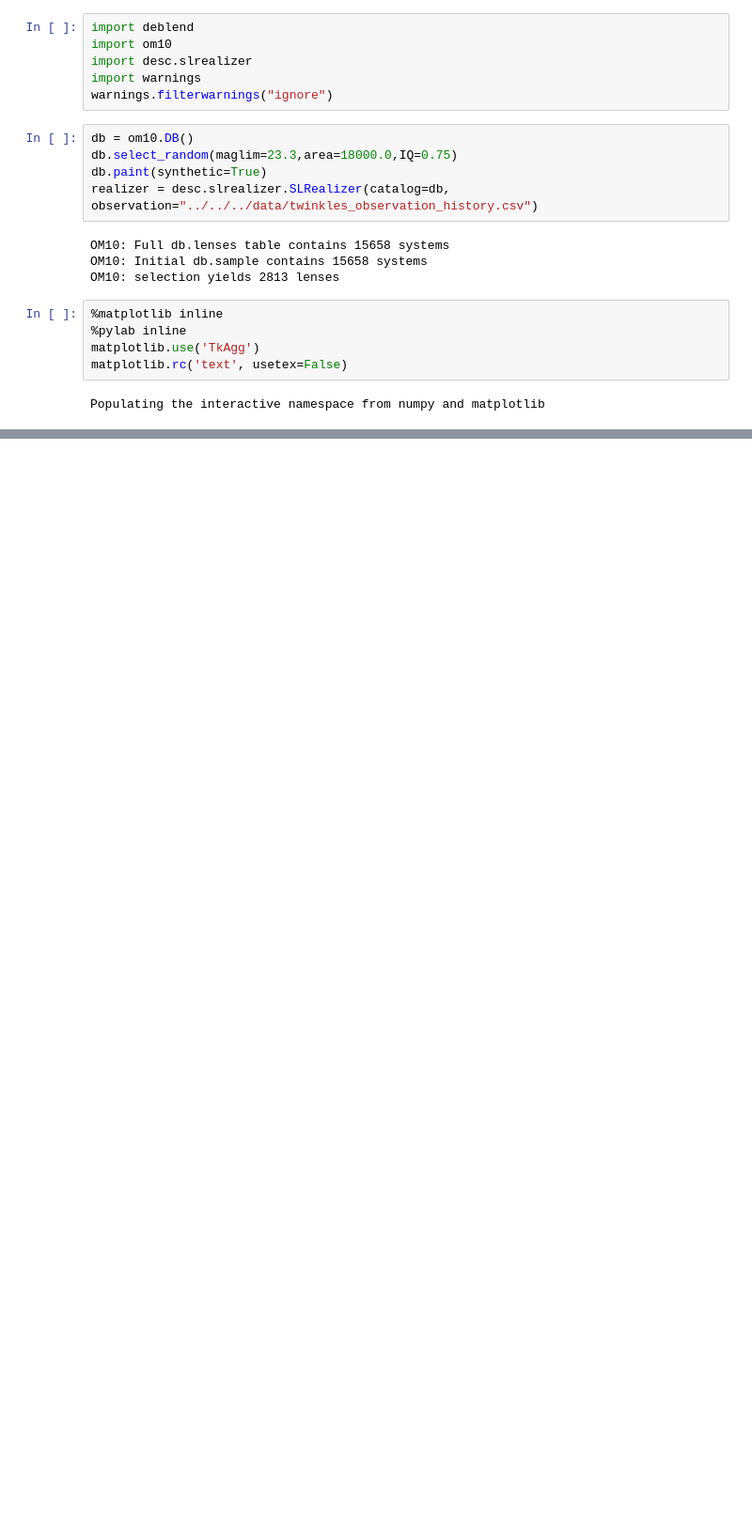
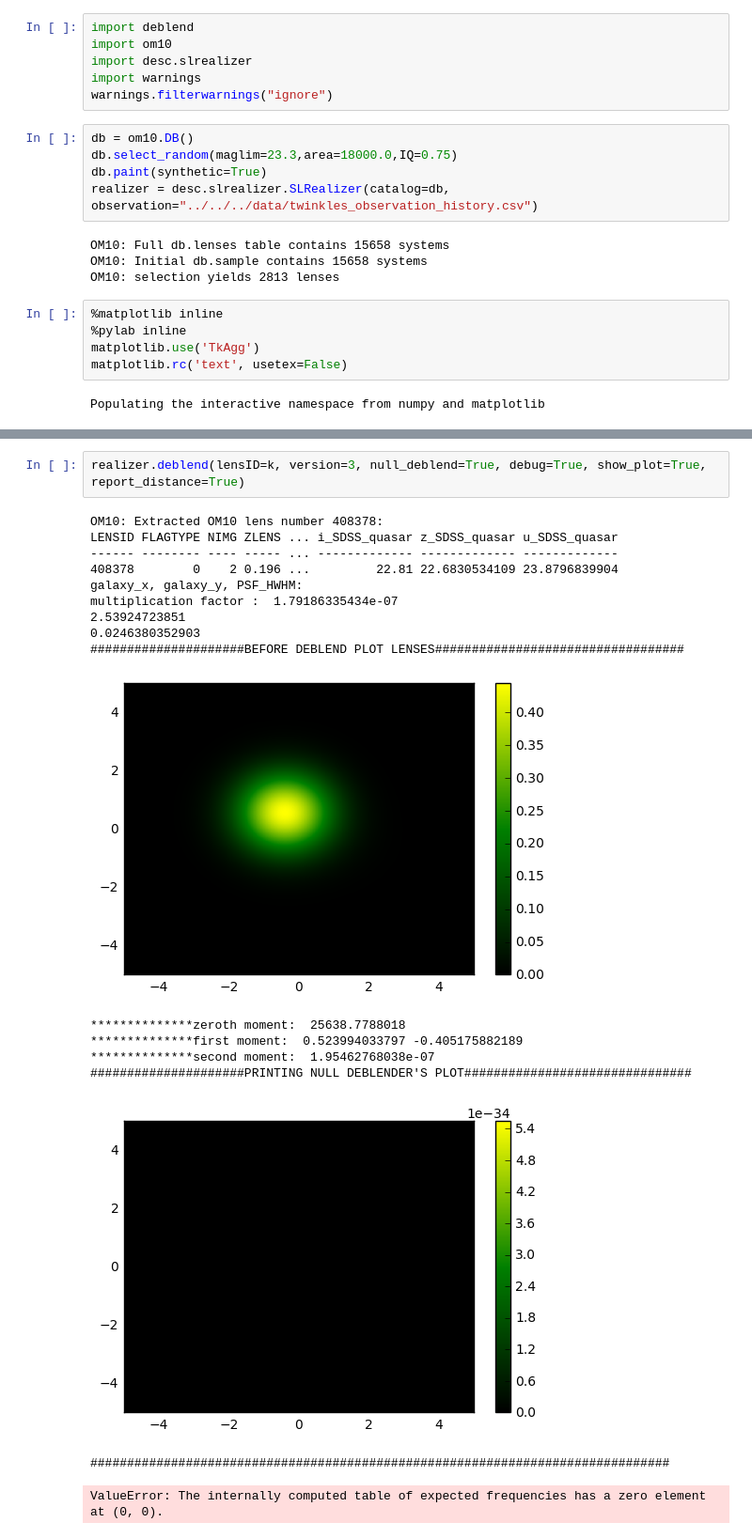
Before and after one commit to jiwoncpark/SLRealizer, a Jupyter notebook: python/desc/slrealizer/deblend_test.ipynb, the cells around one changed output, grey strips where cells are left out. Shown at 94% size. Saved outputs shown, nothing was run; the diff lists cells and outputs as text; blank space fills up the shorter version.

Commit message:
still values are different

```diff
--- a/python/desc/slrealizer/deblend_test.ipynb
+++ b/python/desc/slrealizer/deblend_test.ipynb
@@ -98,0 +91,20 @@ NameError: global name 'first_moment' is not defined
+# %%
+realizer.deblend(lensID=k, version=3, null_deblend=True, debug=True, show_plot=True, report_distance=True)
+# %% [output]
+OM10: Extracted OM10 lens number 408378:
+LENSID FLAGTYPE NIMG ZLENS ... i_SDSS_quasar z_SDSS_quasar u_SDSS_quasar
+------ -------- ---- ----- ... ------------- ------------- -------------
+408378        0    2 0.196 ...         22.81 22.6830534109 23.8796839904
+galaxy_x, galaxy_y, PSF_HWHM:
+multiplication factor :  1.79186335434e-07
+2.53924723851
+0.0246380352903
+#####################BEFORE DEBLEND PLOT LENSES##################################
+[figure, added]
+**************zeroth moment:  25638.7788018
+**************first moment:  0.523994033797 -0.405175882189
+**************second moment:  1.95462768038e-07
+#####################PRINTING NULL DEBLENDER'S PLOT###############################
+[figure, added]
+###############################################################################
+ValueError: The internally computed table of expected frequencies has a zero element at (0, 0).
```
Also changed, not shown: parts of 3 cells of this notebook, 6 other files.
